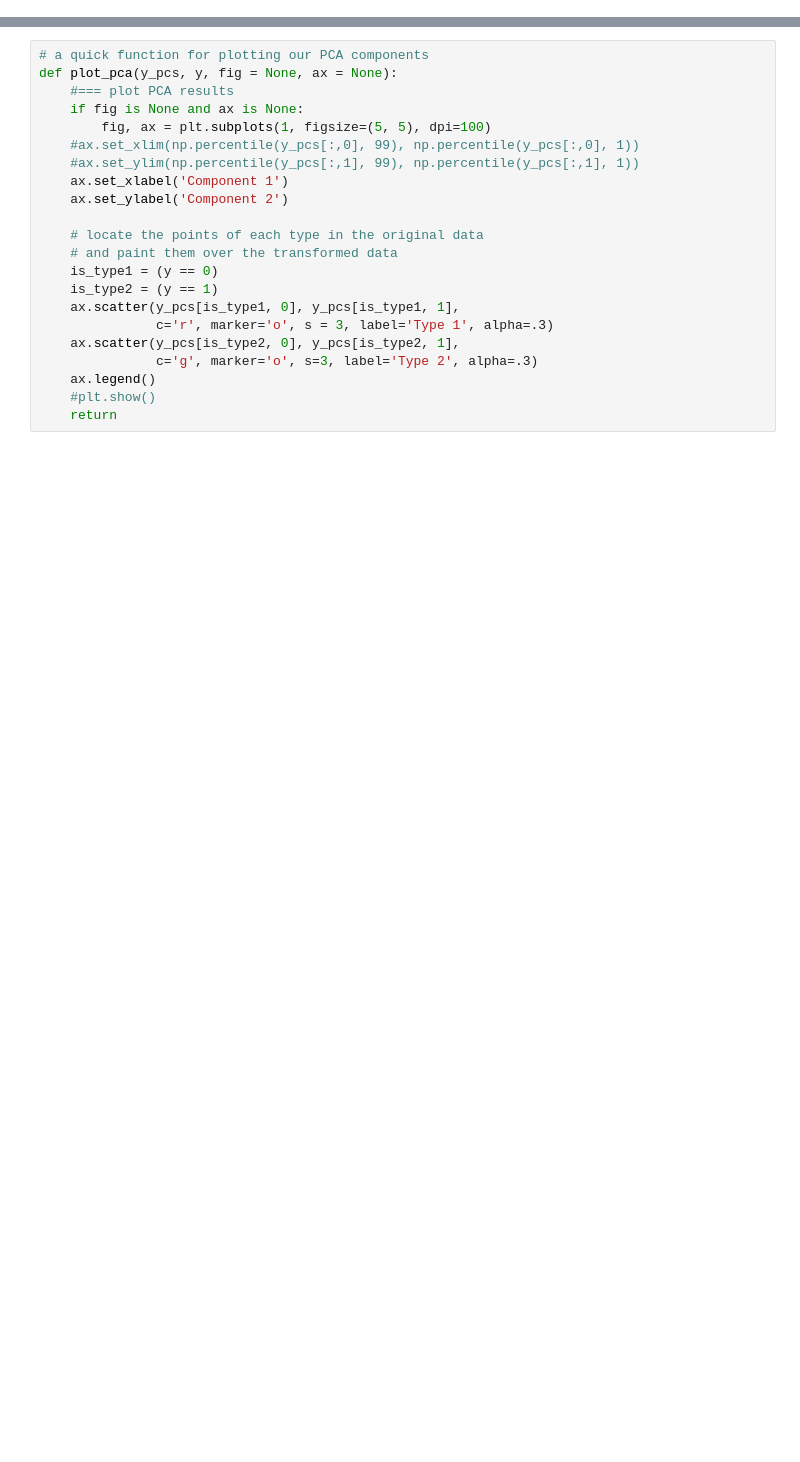
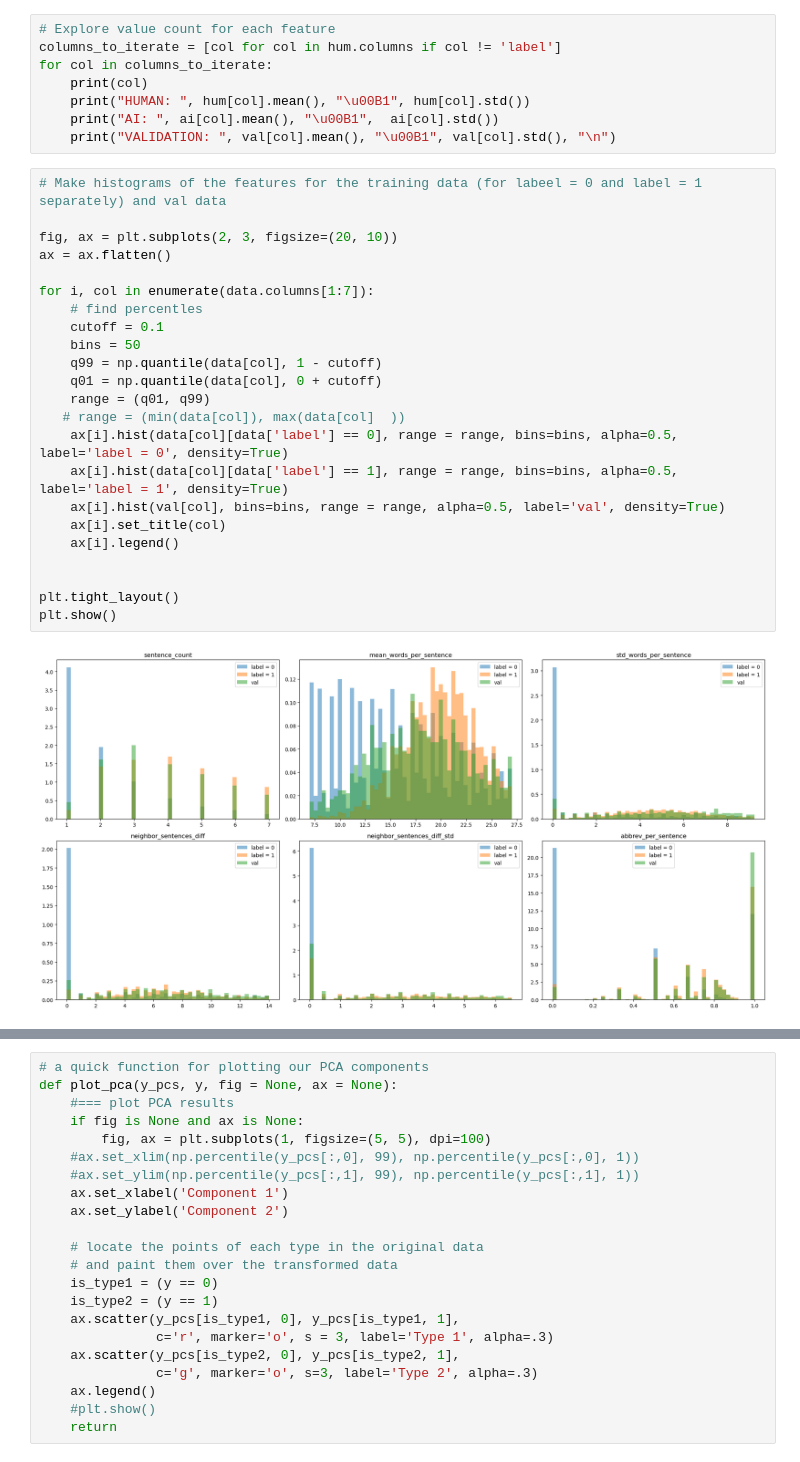
Before and after one commit to adriansousapoza/DMIAI-2023, a Jupyter notebook: aiText/feature_engineering.ipynb, the cells around one changed output, grey strips where cells are left out. Drawn from its saved outputs; the diff is of its cells as text; blank space fills up the shorter version.

```diff
--- a/aiText/feature_engineering.ipynb
+++ b/aiText/feature_engineering.ipynb
@@ -51,0 +269,33 @@ val_features = preprocess(val, save=False)
+# %%
+# Explore value count for each feature
+columns_to_iterate = [col for col in hum.columns if col != 'label']
+for col in columns_to_iterate:
+    print(col)
+    print("HUMAN: ", hum[col].mean(), "\u00B1", hum[col].std())
+    print("AI: ", ai[col].mean(), "\u00B1",  ai[col].std())
+    print("VALIDATION: ", val[col].mean(), "\u00B1", val[col].std(), "\n")
+# %%
+# Make histograms of the features for the training data (for labeel = 0 and label = 1 separately) and val data
+
+fig, ax = plt.subplots(2, 3, figsize=(20, 10))
+ax = ax.flatten()
+
+for i, col in enumerate(data.columns[1:7]):
+    # find percentles
+    cutoff = 0.1
+    bins = 50
+    q99 = np.quantile(data[col], 1 - cutoff)
+    q01 = np.quantile(data[col], 0 + cutoff)
+    range = (q01, q99)
+   # range = (min(data[col]), max(data[col]  ))
+    ax[i].hist(data[col][data['label'] == 0], range = range, bins=bins, alpha=0.5, label='label = 0', density=True)
+    ax[i].hist(data[col][data['label'] == 1], range = range, bins=bins, alpha=0.5, label='label = 1', density=True)
+    ax[i].hist(val[col], bins=bins, range = range, alpha=0.5, label='val', density=True)
+    ax[i].set_title(col)
+    ax[i].legend()
+
+
+plt.tight_layout()
+plt.show()
+# %% [output]
+[figure, added]
```
Also changed, not shown: parts of 25 cells of this notebook, 8 other files.
